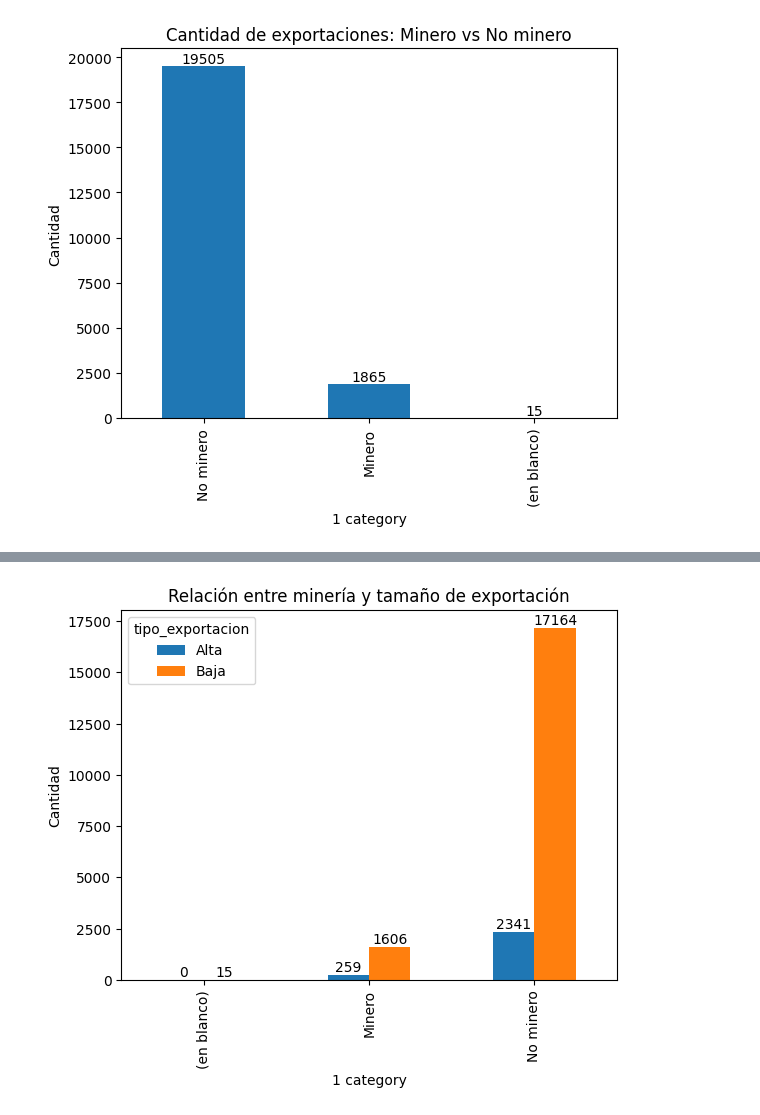
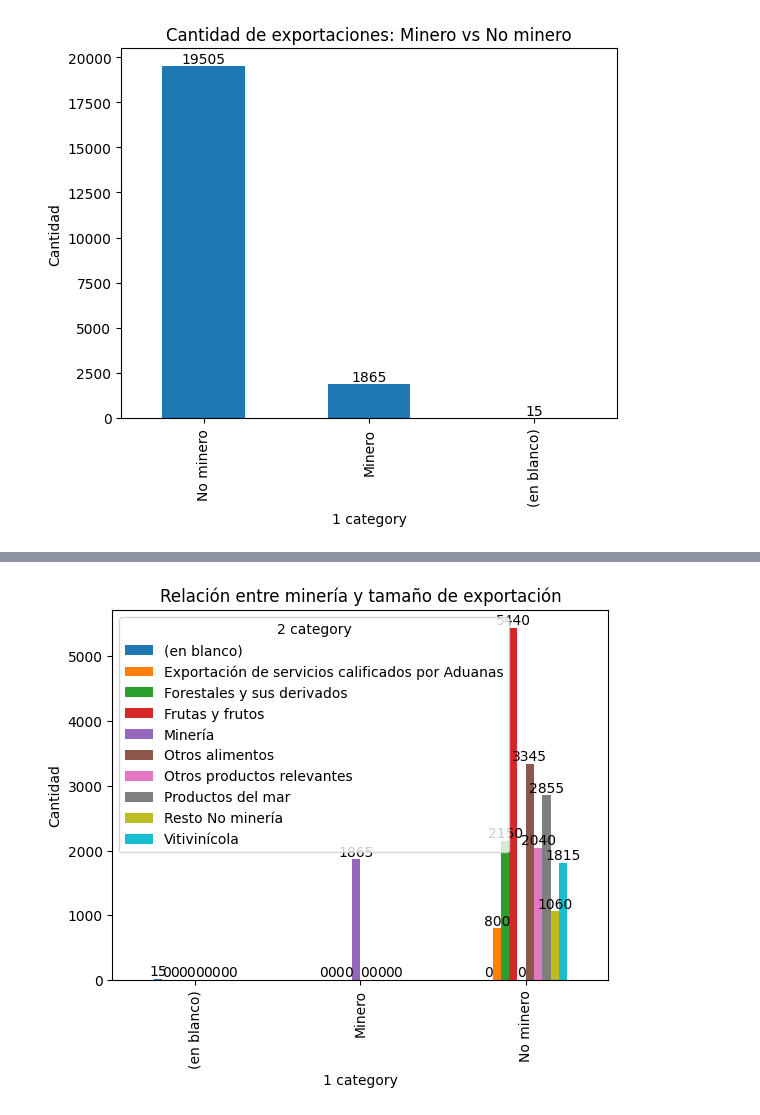
Before and after one commit to Cxris2145/MineriaDatos2026, a Jupyter notebook: ExportacionesChile2026.ipynb, the cells around one changed output, grey strips where cells are left out. Saved outputs shown, nothing was run; the diff lists cells and outputs as text; code cells hidden in the pictures.

```diff
--- a/ExportacionesChile2026.ipynb
+++ b/ExportacionesChile2026.ipynb
@@ -238,16 +234,16 @@ Name: Income in USD, dtype: float64
 # %%
 # Este gráfico mezcla dos cosas: si es minería o no, y si es una exportación grande o chica.
 # Sirve para ver claramente si la minería está asociada a exportaciones más grandes.
 
-ax = pd.crosstab(df['1 category'], df['tipo_exportacion']).plot(kind='bar')
+ax = pd.crosstab(df['1 category'], df['2 category']).plot(kind='bar')
 
 import matplotlib.pyplot as plt
 plt.title("Relación entre minería y tamaño de exportación")
 plt.ylabel("Cantidad")
 
 agregar_valores(ax)
 
 plt.show()
 # %% [output]
-[figure, old version]
+[figure, new version]
 # %%
```
Also changed, not shown: parts of 15 cells of this notebook.
